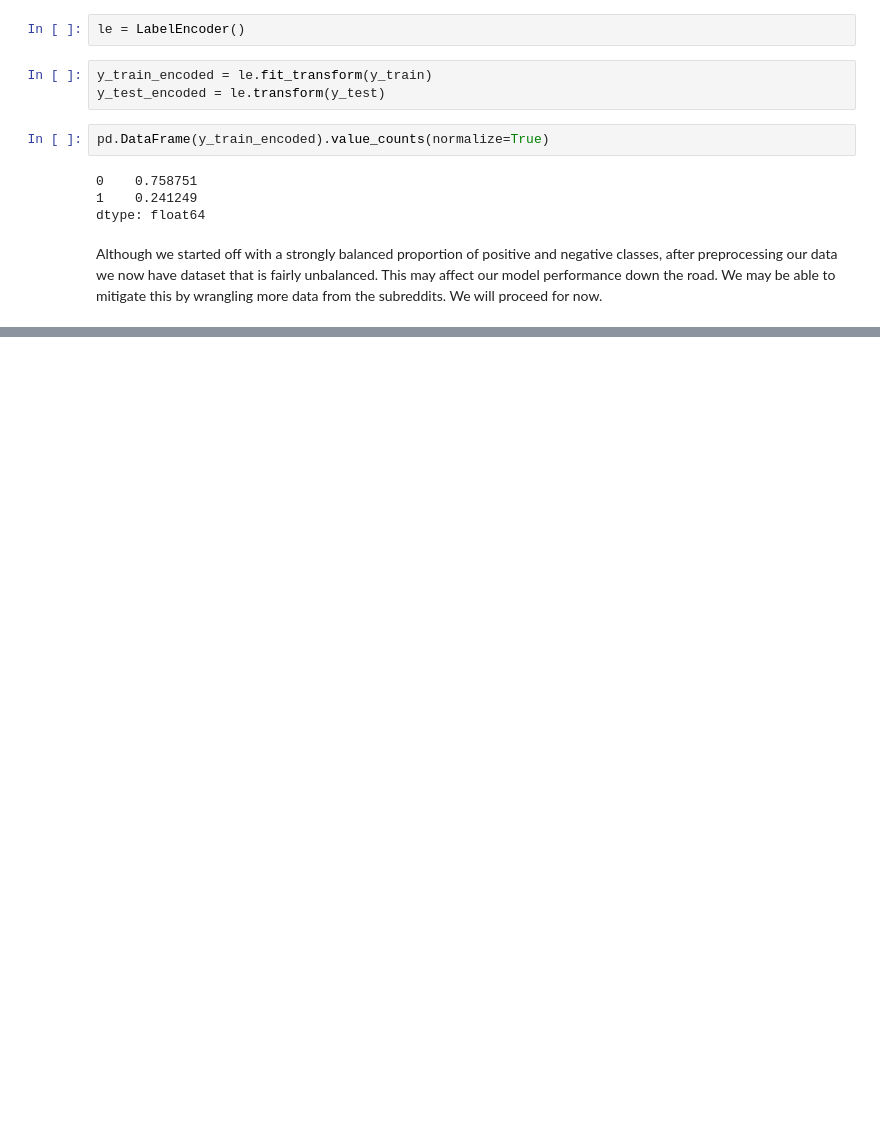
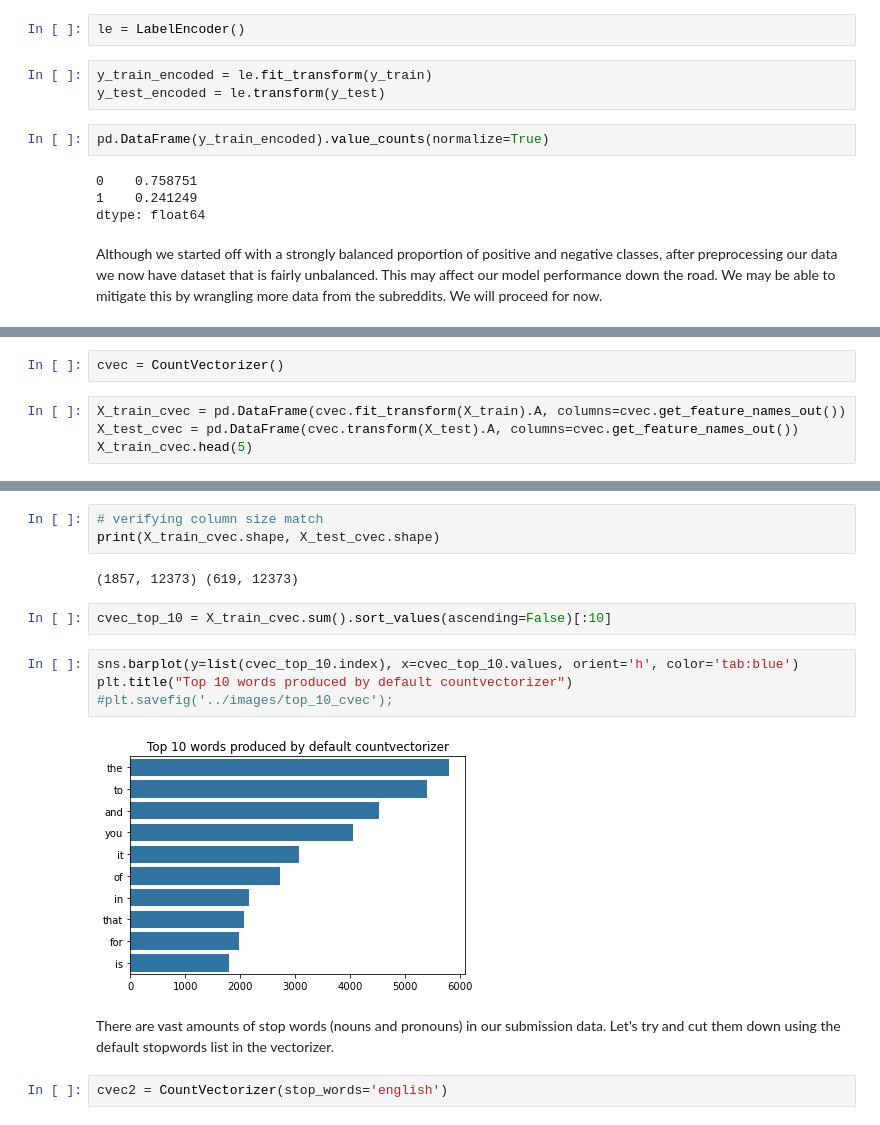
Before and after one commit to Femli/lifehacks_vs_lifeprotips, a Jupyter notebook: code/02_Preprocessing_EDA.ipynb, the cells around one changed output, grey strips where cells are left out. Cells and saved outputs as stored; diff of their text form; blank space fills up the shorter version.

```diff
--- a/code/02_Preprocessing_EDA.ipynb
+++ b/code/02_Preprocessing_EDA.ipynb
@@ -204,0 +208,6 @@ Stored 'stored_data' (dict)
+# %%
+cvec = CountVectorizer()
+# %%
+X_train_cvec = pd.DataFrame(cvec.fit_transform(X_train).A, columns=cvec.get_feature_names_out())
+X_test_cvec = pd.DataFrame(cvec.transform(X_test).A, columns=cvec.get_feature_names_out())
+X_train_cvec.head(5)
@@ -204,0 +222,17 @@ Stored 'stored_data' (dict)
+# %%
+# verifying column size match
+print(X_train_cvec.shape, X_test_cvec.shape)
+# %% [output]
+(1857, 12373) (619, 12373)
+# %%
+cvec_top_10 = X_train_cvec.sum().sort_values(ascending=False)[:10]
+# %%
+sns.barplot(y=list(cvec_top_10.index), x=cvec_top_10.values, orient='h', color='tab:blue')
+plt.title("Top 10 words produced by default countvectorizer")
+#plt.savefig('../images/top_10_cvec');
+# %% [output]
+[figure, added]
+# %% [markdown]
+There are vast amounts of stop words (nouns and pronouns) in our submission data. Let's try and cut them down using the default stopwords list in the vectorizer.
+# %%
+cvec2 = CountVectorizer(stop_words='english')
```
Also changed, not shown: parts of 113 cells of this notebook, 10 other files.
